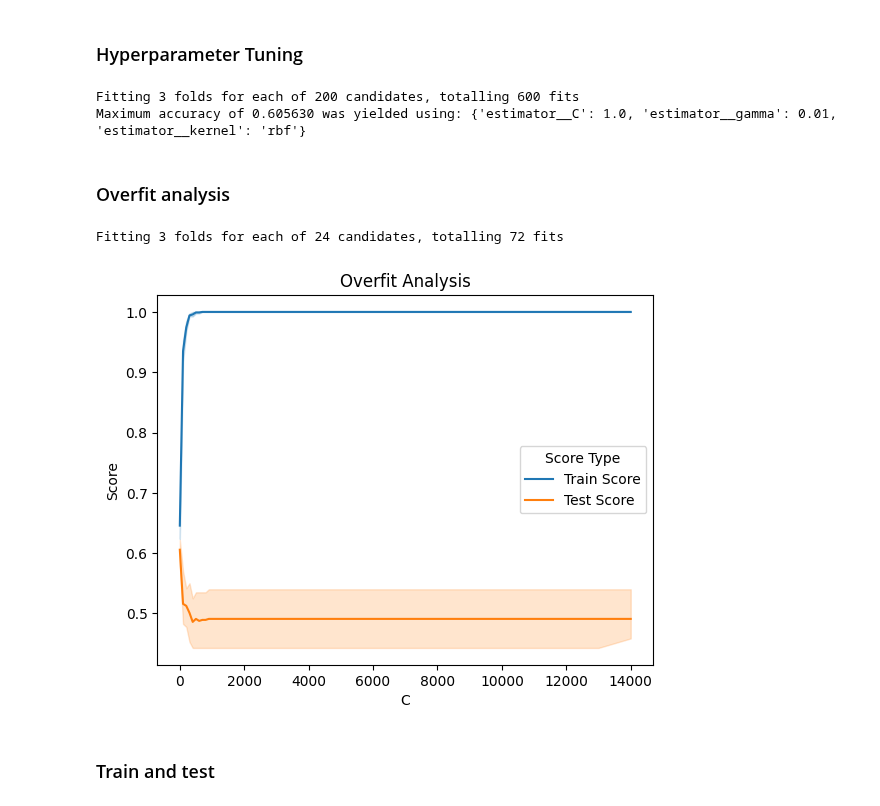
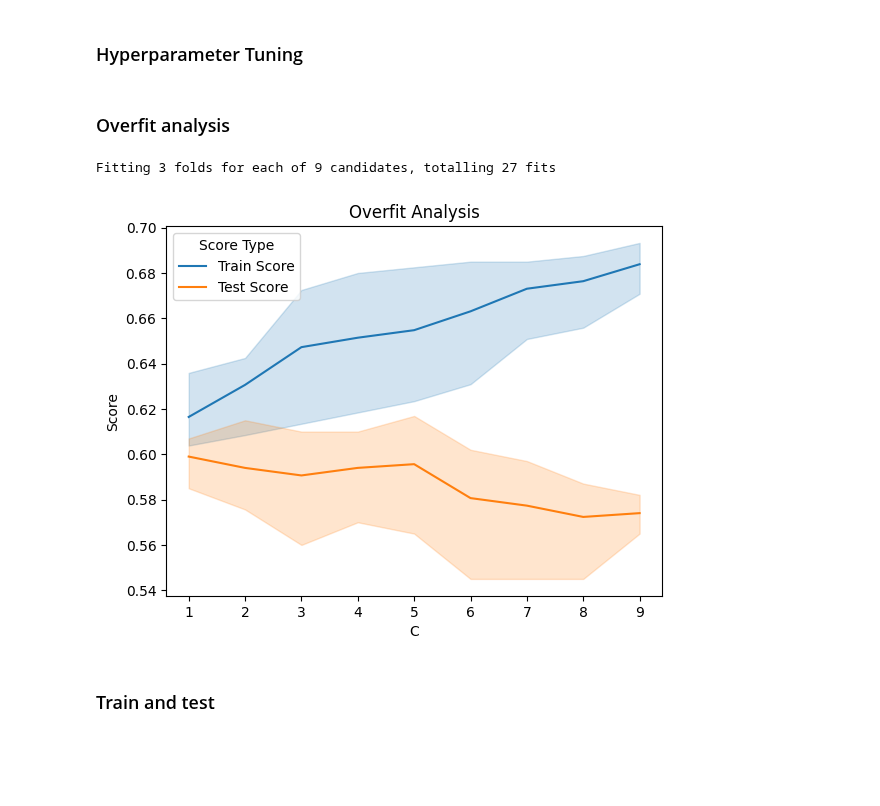
Before and after one commit to babakmahmoudian/la_liga, a Jupyter notebook: 02_02_ml_panel.ipynb, the cells around one changed output. Cells and saved outputs as stored; diff of their text form; code cells hidden in the pictures; blank space fills up the shorter version.

```diff
--- a/02_02_ml_panel.ipynb
+++ b/02_02_ml_panel.ipynb
@@ -7,11 +7,11 @@ import matplotlib.pyplot as plt
 %matplotlib inline
 # %%
 hyper_param_tuning = {
-    'KNN': False,
-    'LR': False,
-    'RF': False,
-    'XGBoost': False,
-    'SVM': False,
+    'KNN': True,
+    'LR': True,
+    'RF': True,
+    'XGBoost': True,
+    'SVM': True,
     'MLP': True,
 }
 # %% [markdown]
@@ -381,26 +353,23 @@ hyper_params['estimator__kernel'] = ['linear', 'poly', 'sigmoid', 'rbf']
 
 if hyper_param_tuning['SVM']:
     grid_search(svm.SVC(), hyper_params)
-# %% [output]
-Fitting 3 folds for each of 200 candidates, totalling 600 fits
-Maximum accuracy of 0.605630 was yielded using: {'estimator__C': 1.0, 'estimator__gamma': 0.01, 'estimator__kernel': 'rbf'}
 # %% [markdown]
 ### Overfit analysis
 # %%
 from sklearn import svm
 
-values_range = list(range(1, 1000, 100)) + list(range(1000, 15000, 1000))
+values_range = list(range(1, 10))
 
 if hyper_param_tuning['SVM']:
     overfit_analysis(
         svm.SVC(
-            gamma=0.01,
+            gamma=0.005,
             kernel='rbf'),
         'estimator__C',
         values_range)
 # %% [output]
-Fitting 3 folds for each of 24 candidates, totalling 72 fits
+Fitting 3 folds for each of 9 candidates, totalling 27 fits
-[figure, old version]
+[figure, new version]
 # %% [markdown]
 ### Train and test
 # %%
```
Also changed, not shown: parts of 17 cells of this notebook, 2 other files.
